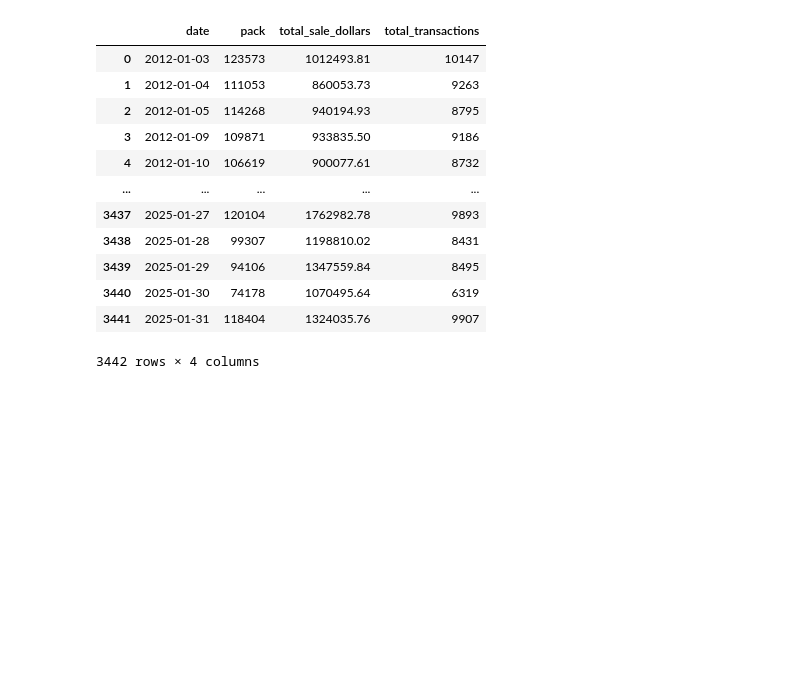
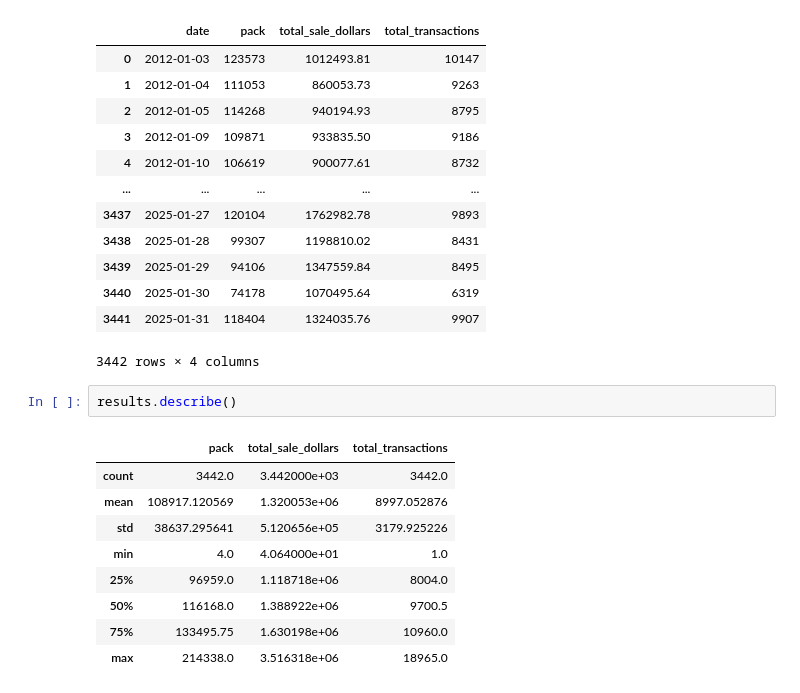
Before and after one commit to SandraRojasZ/Pos_Tech_Data-Analytics, a Jupyter notebook: Fase 3 - Big Data/BDBigaData/Aula4_Consultas_interacao_Python.ipynb, the cells around one changed output. Drawn from its saved outputs; the diff is of its cells as text; blank space fills up the shorter version.

```diff
--- a/Fase 3 - Big Data/BDBigaData/Aula4_Consultas_interacao_Python.ipynb
+++ b/Fase 3 - Big Data/BDBigaData/Aula4_Consultas_interacao_Python.ipynb
@@ -29,3 +29,15 @@ results
 | 3440 | 2025-01-30 | 74178 | 1070495.64 | 6319 |
 | 3441 | 2025-01-31 | 118404 | 1324035.76 | 9907 |
 3442 rows × 4 columns
+# %%
+results.describe()
+# %% [output]
+|  | pack | total_sale_dollars | total_transactions |
+| count | 3442.0 | 3.442000e+03 | 3442.0 |
+| mean | 108917.120569 | 1.320053e+06 | 8997.052876 |
+| std | 38637.295641 | 5.120656e+05 | 3179.925226 |
+| min | 4.0 | 4.064000e+01 | 1.0 |
+| 25% | 96959.0 | 1.118718e+06 | 8004.0 |
+| 50% | 116168.0 | 1.388922e+06 | 9700.5 |
+| 75% | 133495.75 | 1.630198e+06 | 10960.0 |
+| max | 214338.0 | 3.516318e+06 | 18965.0 |
```
